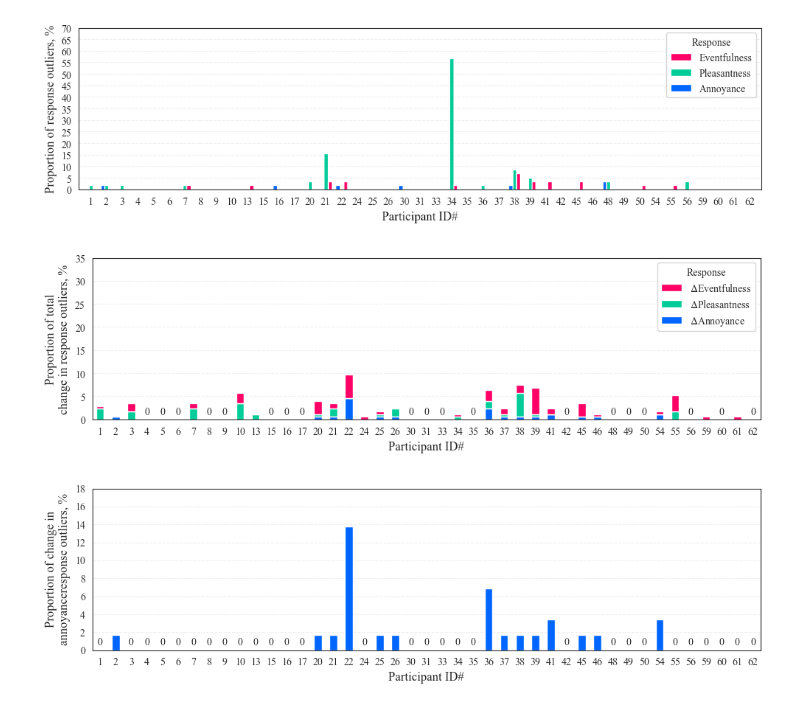
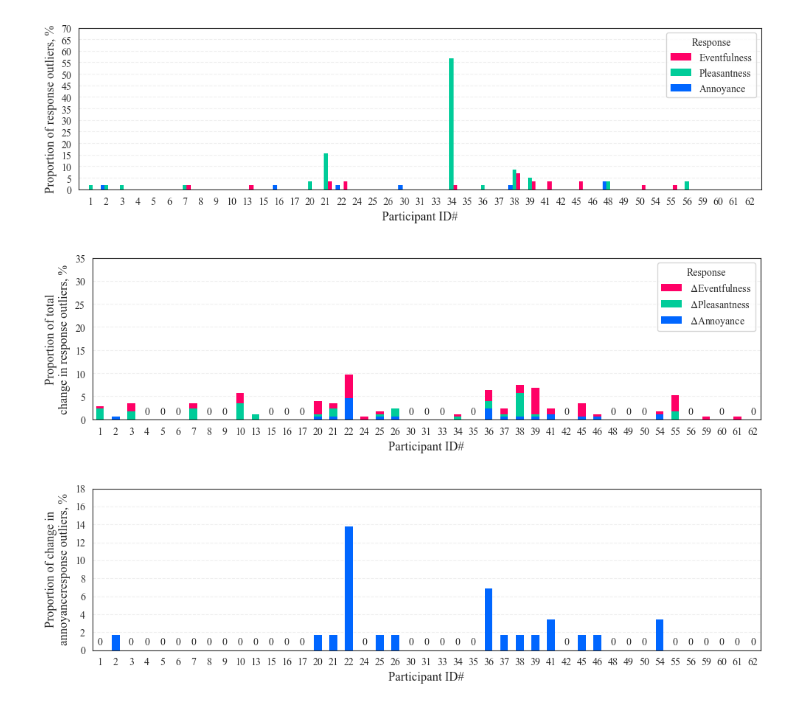
Before and after one commit to acoustics-code-salford/refmap-psychoacoustics, a Jupyter notebook: src/refmap_psychoacoustics/notebooks/refmap_listest2_analysis_outliers+start_dabest.ipynb, the cells around one changed output. Cells and saved outputs as stored; diff of their text form; code cells hidden in the pictures.

```diff
--- a/src/refmap_psychoacoustics/notebooks/refmap_listest2_analysis_outliers+start_dabest.ipynb
+++ b/src/refmap_psychoacoustics/notebooks/refmap_listest2_analysis_outliers+start_dabest.ipynb
@@ -258,16 +258,27 @@ for id in EventfulOutTestScore.index:
 # %%
 # plot response outliers
 fig, ax = plt.subplots(figsize=(10, 3))
+
+ax.grid(which='major', axis='y', linestyle='--', alpha=0.3)
+
 OutScoreProps = pd.DataFrame.from_dict({"Annoyance": AnnoyOutTestScoreProps,
                                         "Pleasantness": PleasantOutTestScoreProps,
                                         "Eventfulness": EventfulOutTestScoreProps})
 width = 0.5
 bottom = np.zeros(EventfulOutTestScore.index.size)
 
+ax.set(xticks=np.arange(OutScoreProps.index.size),
+       xticklabels=OutScoreProps.index.astype(str),
+       yticks=range(0, 40, 5),
+       ylabel="Proportion of total" + "\n" + "response outliers, %",
+       xlabel="Participant ID#",
+       xlim=(-0.5, len(OutScoreProps.index)-0.5))
+
 for ii, (responseType, OutScoreProp) in enumerate(OutScoreProps.items()):
     p = ax.bar(OutScoreProp.index.astype(str), 100/3*OutScoreProp, width,
                label=responseType,
-               bottom=bottom, color=mycolours[ii])
+               bottom=bottom, color=mycolours[ii],
+               linewidth=0)
     bottom += 100/3*OutScoreProp
 
 barLabels = (100*np.round(TotalOutTestScoreProps, 2)).astype(int).astype(str)
@@ -278,12 +289,6 @@ ax.bar_label(container=p, labels=barLabels, padding =3)
 handles, labels = ax.get_legend_handles_labels()
 ax.legend(handles[::-1], labels[::-1], title="Response")
 
-ax.grid(which='major', axis='y', linestyle='--', alpha=0.3)
-ax.set(xticks=OutScoreProp.index.astype(str), yticks=range(0, 40, 5),
-       ylabel="Proportion of total" + "\n" + "response outliers, %",
-       xlabel="Participant ID#",
-       xlim=(-0.5, len(OutScoreProps.index)-0.5))
-
 if saveplots:
     plt.savefig(os.path.join(outFigPath, "svg", "ResponseOutliersTukey.svg"),
                 format='svg')
@@ -296,17 +301,17 @@ plt.show()
 # %%
 # plot only the annoyance outliers
 fig, ax = plt.subplots(figsize=(10, 3))
-
+ax.grid(which='major', axis='y', linestyle='--', alpha=0.3)
 width = 0.5
 
 p = ax.bar(AnnoyOutTestScoreProps.index.astype(str), 100*AnnoyOutTestScoreProps, width,
-           label="Annoyance", color=mycolours[0])
+           label="Annoyance", color=mycolours[0], linewidth=0)
 
 barLabels = (100*np.round(AnnoyOutTestScoreProps, 2)).astype(int).astype(str)
 barLabels[AnnoyOutTestScoreProps != 0] = ""
 ax.bar_label(container=p, labels=barLabels, padding =3)
 
-ax.grid(which='major', axis='y', linestyle='--', alpha=0.3)
+
 ax.set(xticks=AnnoyOutTestScoreProps.index.astype(str), yticks=range(0, 12, 2),
        ylabel="Proportion of annoyance" + "\n" + "response outliers, %",
        xlabel="Participant ID#",
@@ -324,6 +329,7 @@ plt.show()
 # %%
 # plot the annoyance, pleasantness, and eventfulness outliers side-by-side instead of stacked
 fig, ax = plt.subplots(figsize=(10, 3))
+ax.grid(which='major', axis='y', linestyle='--', alpha=0.3)
 
 width = 0.25
 
@@ -335,11 +341,11 @@ x = np.arange(len(OutScoreProps.index))
 for ii, (responseType, OutScoreProp) in enumerate(OutScoreProps.items()):
     p = ax.bar(x + ii*width, 100*OutScoreProp, width,
                label=responseType,
-               color=mycolours[ii])
+               color=mycolours[ii], linewidth=0)
 
-ax.grid(which='major', axis='y', linestyle='--', alpha=0.3)
+
 ax.set(xticks=x + width, yticks=range(0, 75, 5),
-       xticklabels=OutScoreProp.index.astype(str),
+       xticklabels=OutScoreProps.index.astype(str),
        ylabel="Proportion of response outliers, %",
        xlabel="Participant ID#",
        xlim=(-0.5, len(OutScoreProps.index)-0.5 + 2*width))
@@ -456,40 +462,42 @@ for id in dEventfulOutTestScore.index:
 # %%
 # plot change response outliers
 fig, ax = plt.subplots(figsize=(10, 3))
+ax.grid(which='major', axis='y', linestyle='--', alpha=0.3)
+
 dOutScoreProps = pd.DataFrame.from_dict({r"$\Delta$Annoyance": dAnnoyOutTestScoreProps,
                                          r"$\Delta$Pleasantness": dPleasantOutTestScoreProps,
                                          r"$\Delta$Eventfulness": dEventfulOutTestScoreProps})
 width = 0.5
 bottom = np.zeros(dEventfulOutTestScore.index.size)
 
 for ii, (responseType, dOutScoreProp) in enumerate(dOutScoreProps.items()):
     p = ax.bar(dOutScoreProp.index.astype(str), 100/3*dOutScoreProp, width,
                label=responseType,
-               bottom=bottom, color=mycolours[ii])
+               bottom=bottom, color=mycolours[ii], linewidth=0)
     bottom += 100/3*dOutScoreProp
 
 barLabels = (100*np.round(dTotalOutTestScoreProps, 2)).astype(int).astype(str)
 barLabels[dTotalOutTestScoreProps != 0] = ""
 ax.bar_label(container=p, labels=barLabels, padding =3)
 
 handles, labels = ax.get_legend_handles_labels()
 ax.legend(handles[::-1], labels[::-1], title="Response")
 
-ax.grid(which='major', axis='y', linestyle='--', alpha=0.3)
-ax.set(xticks=OutScoreProp.index.astype(str), yticks=range(0, 40, 5),
+ax.set(xticks=np.arange(dOutScoreProps.index.size),
+       xticklabels=dOutScoreProps.index.astype(str), yticks=range(0, 40, 5),
        ylabel="Proportion of total" + "\n" + "change in response outliers, %",
        xlabel="Participant ID#",
-       xlim=(-0.5, len(OutScoreProps.index)-0.5))
+       xlim=(-0.5, len(dOutScoreProps.index)-0.5))
 
 if saveplots:
     plt.savefig(os.path.join(outFigPath, "svg", "ChangeResponseOutliersTukey.svg"),
                 format='svg')
     plt.savefig(os.path.join(outFigPath, "pdf", "ChangeResponseOutliersTukey.pdf"),
                 format='pdf')
 
 plt.show()
 # %% [output]
-[figure, old version]
+[figure, new version]
 # %%
 # plot only the change in annoyance outliers
 fig, ax = plt.subplots(figsize=(10, 3))
```
Also changed, not shown: parts of 3 cells of this notebook, 4 other files.
